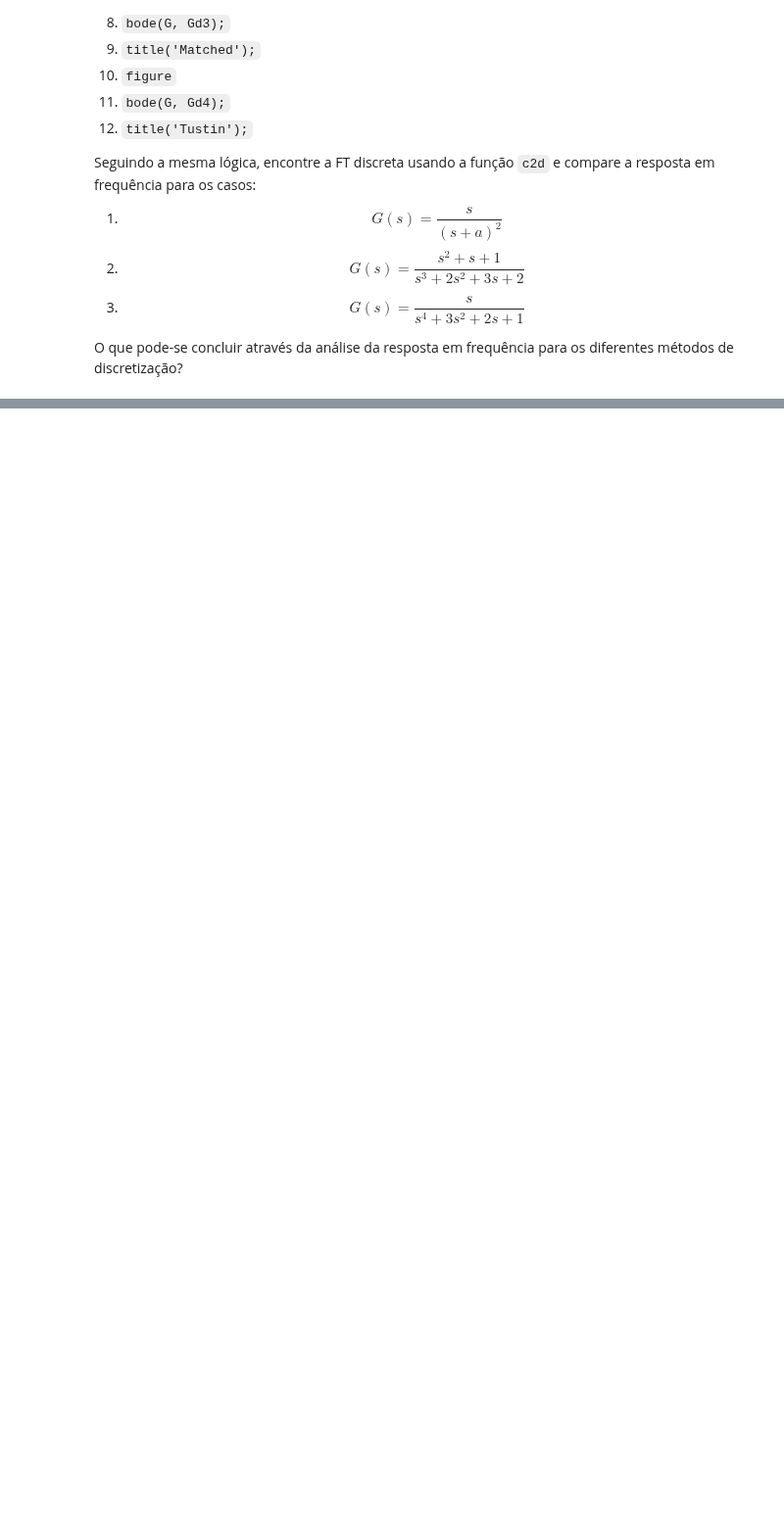
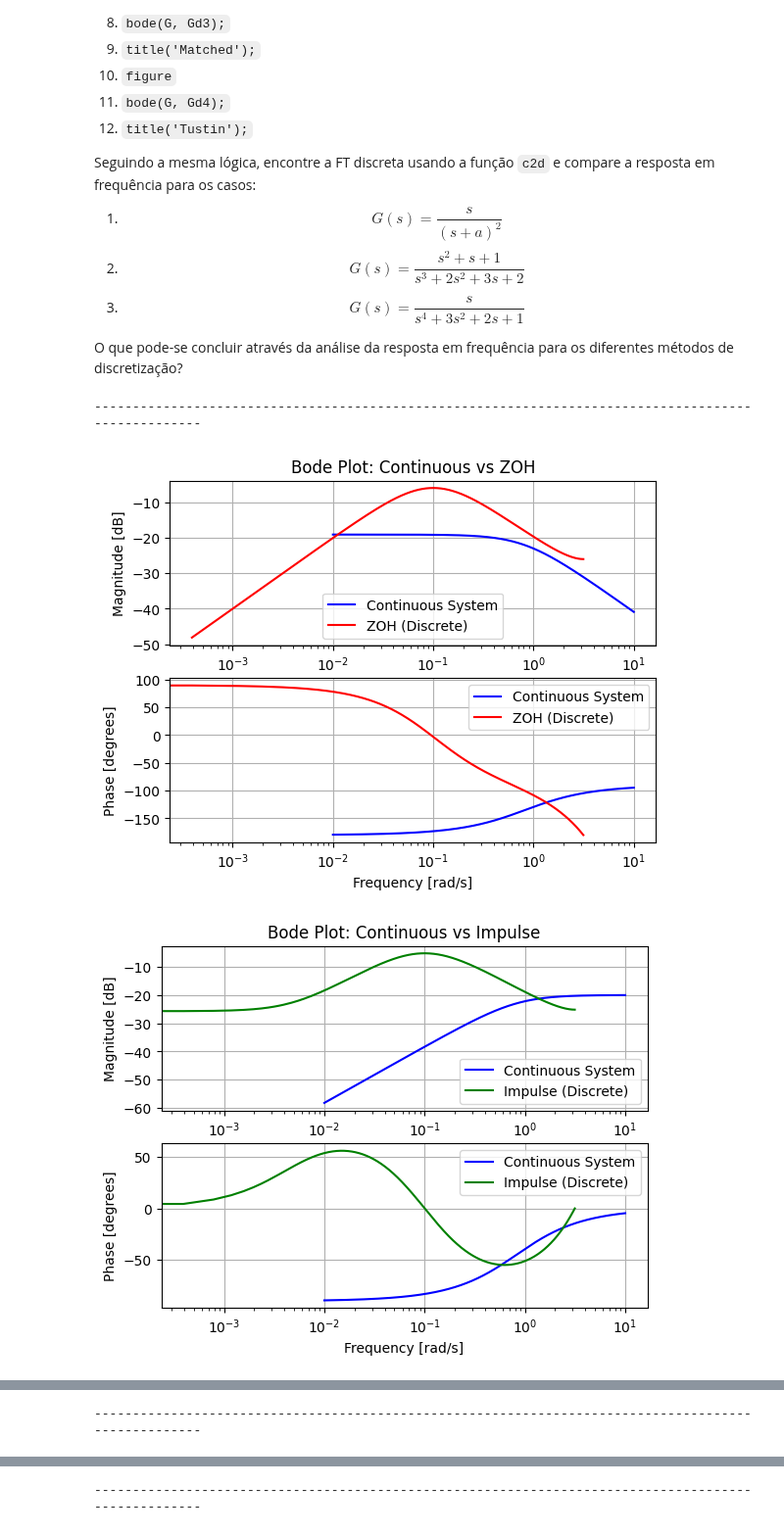
Before and after one commit to SKaiquelima/advanced-control, a Jupyter notebook: DigitalCtrl/Class4/exec4.ipynb, the cells around one changed output, grey strips where cells are left out. Shown at 98% size. Saved outputs shown, nothing was run; the diff lists cells and outputs as text; code cells hidden in the pictures; blank space fills up the shorter version.

```diff
--- a/DigitalCtrl/Class4/exec4.ipynb
+++ b/DigitalCtrl/Class4/exec4.ipynb
@@ -56,0 +121,28 @@ O que pode-se concluir através da análise da resposta em frequência para os d
+# %%
+# Tempo de amostragem
+T = 0.1
+
+a = 1
+num1 = np.array([1, 0])
+den1 = np.convolve([1, a], [1, a])
+
+num2 = np.array([1, 3])
+den2 = np.convolve([1, 1], [1, 2])
+
+num3 = np.array([1, 0])
+den3 = np.array([1, 0, 3, 2, 1])
+
+ds1 = create_discrete_systems(num1, den1, T)
+ds2 = create_discrete_systems(num2, den2, T)
+ds3 = create_discrete_systems(num3, den3, T)
+
+print('-'*100)
+plot_bode(ds1)
+print('-'*100)
+plot_bode(ds2)
+print('-'*100)
+plot_bode(ds3)
+# %% [output]
+----------------------------------------------------------------------------------------------------
+[figure, added]
+[figure, added]
@@ -56,0 +150 @@ O que pode-se concluir através da análise da resposta em frequência para os d
+----------------------------------------------------------------------------------------------------
@@ -56,0 +154 @@ O que pode-se concluir através da análise da resposta em frequência para os d
+----------------------------------------------------------------------------------------------------
```
Also changed, not shown: parts of 3 cells of this notebook.
